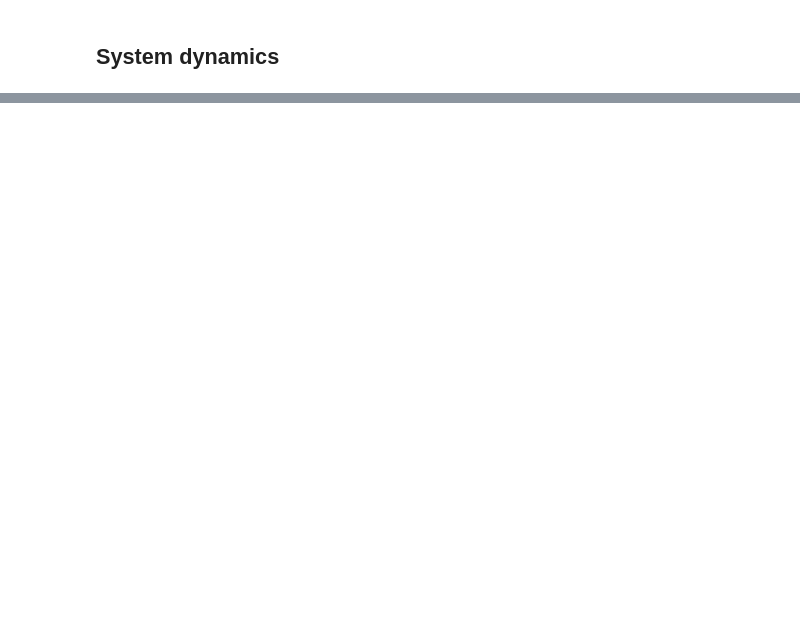
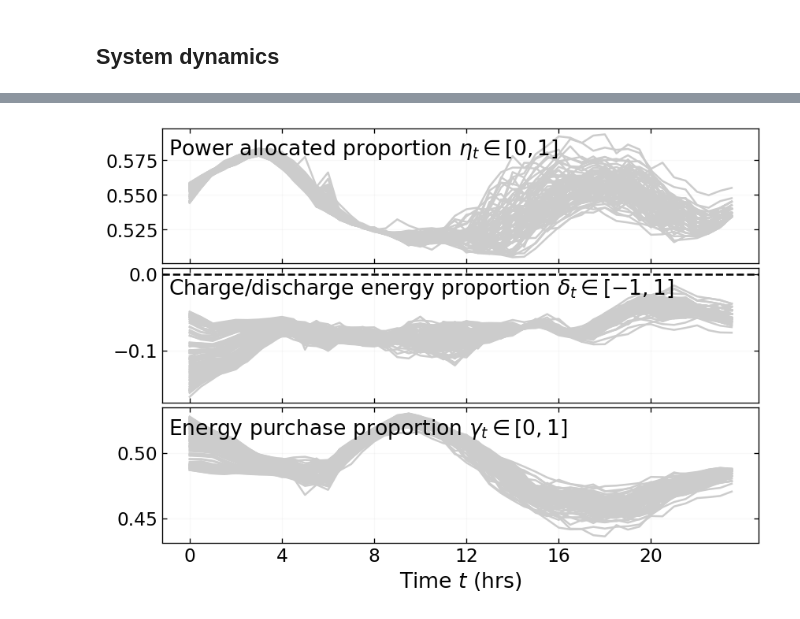
Before and after one commit to DenisseUrenda/stochastic-ems-policy, a Jupyter notebook: notebooks/00_sanity_checks.ipynb, the cells around one changed output, grey strips where cells are left out. Cells and saved outputs as stored; diff of their text form; code cells hidden in the pictures; blank space fills up the shorter version.

```diff
--- a/notebooks/00_sanity_checks.ipynb
+++ b/notebooks/00_sanity_checks.ipynb
@@ -257,0 +292,4 @@ c_t =
+# %%
+plot_control_trajectories(t_hist, u_hist)
+# %% [output]
+[figure, added]
```
Also changed, not shown: parts of 12 cells of this notebook, 7 other files.
